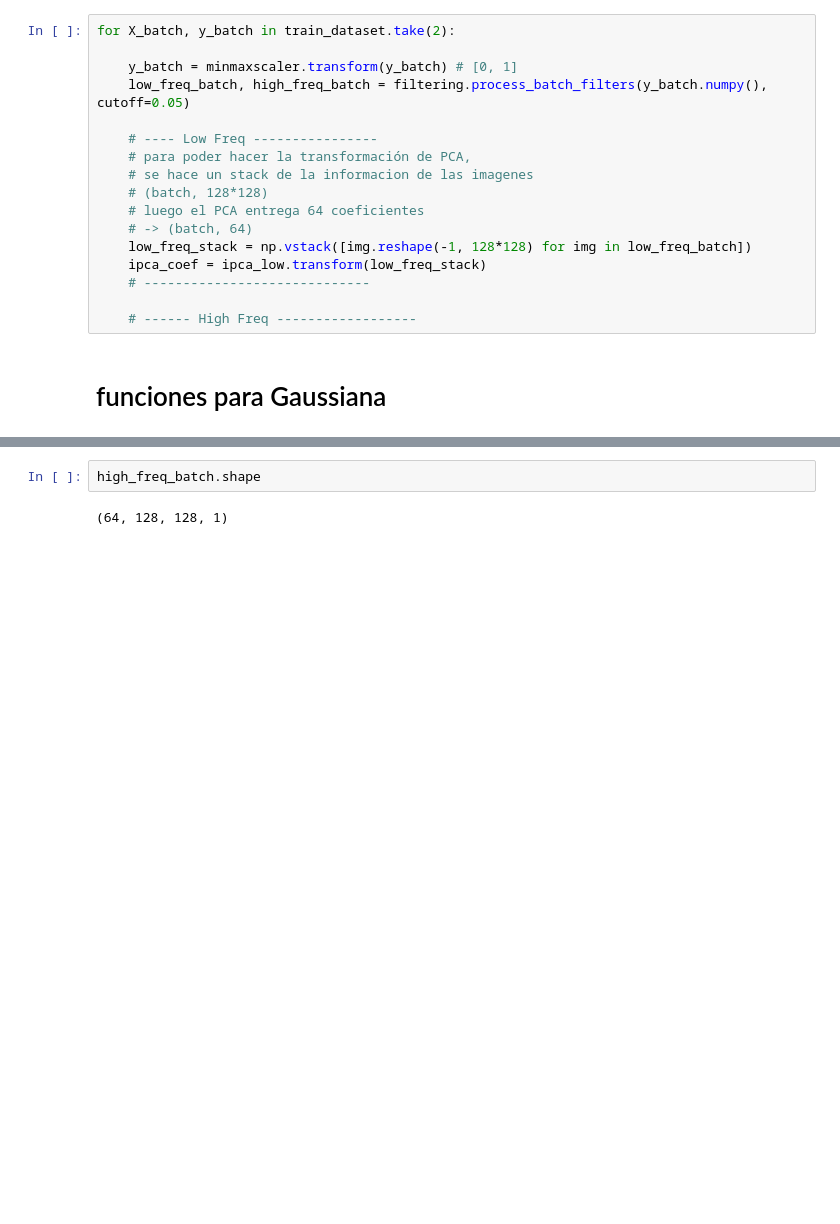
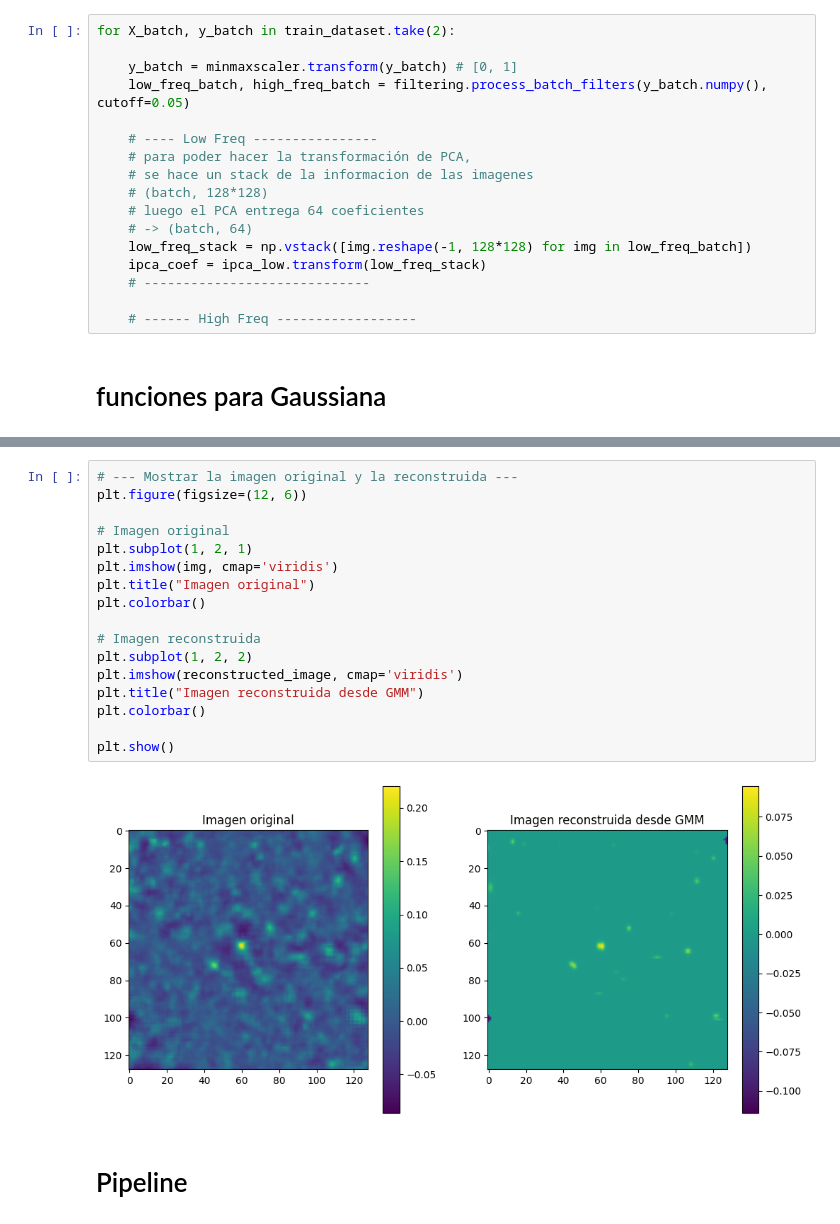
Before and after one commit to fbientrigo/grav_lensing, a Jupyter notebook: 05_parametricNet/3_GMM_basic.ipynb, the cells around one changed output, grey strips where cells are left out. Saved outputs shown, nothing was run; the diff lists cells and outputs as text; blank space fills up the shorter version.

```diff
--- a/05_parametricNet/3_GMM_basic.ipynb
+++ b/05_parametricNet/3_GMM_basic.ipynb
@@ -181,4 +295,21 @@ plt.show()
-# %%
-high_freq_batch.shape
-# %% [output]
-(64, 128, 128, 1)
+# %%
+# --- Mostrar la imagen original y la reconstruida ---
+plt.figure(figsize=(12, 6))
+
+# Imagen original
+plt.subplot(1, 2, 1)
+plt.imshow(img, cmap='viridis')
+plt.title("Imagen original")
+plt.colorbar()
+
+# Imagen reconstruida
+plt.subplot(1, 2, 2)
+plt.imshow(reconstructed_image, cmap='viridis')
+plt.title("Imagen reconstruida desde GMM")
+plt.colorbar()
+
+plt.show()
+# %% [output]
+[figure, added]
+# %% [markdown]
+# Pipeline
```
Also changed, not shown: parts of 11 cells of this notebook.
